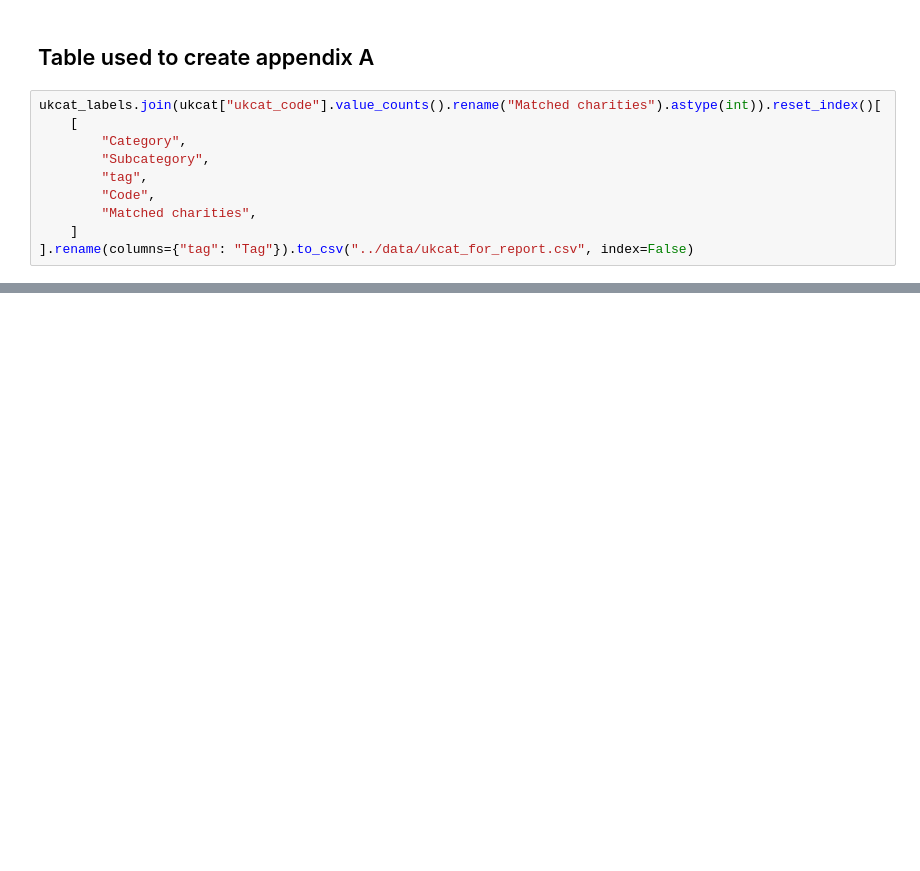
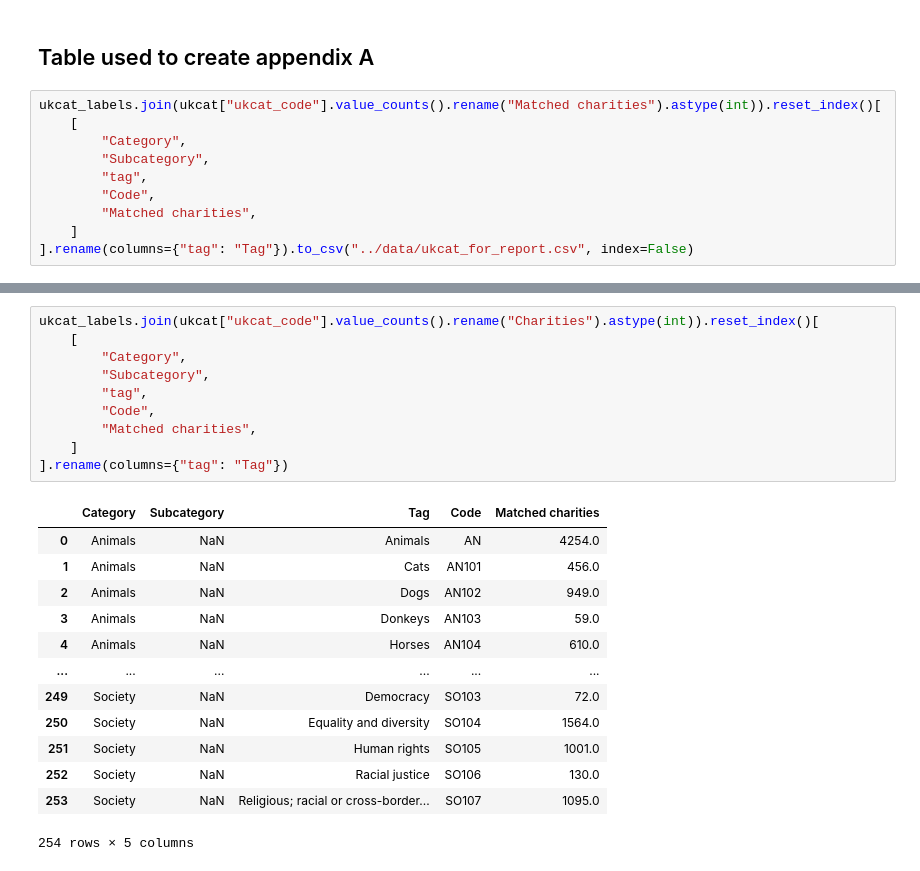
Before and after one commit to charity-classification/ukcat, a Jupyter notebook: notebooks/report-charts.ipynb, the cells around one changed output, grey strips where cells are left out. Saved outputs shown, nothing was run; the diff lists cells and outputs as text; blank space fills up the shorter version.

```diff
--- a/notebooks/report-charts.ipynb
+++ b/notebooks/report-charts.ipynb
@@ -182,0 +230,24 @@ ukcat_labels.join(ukcat["ukcat_code"].value_counts().rename("Matched charities")
+# %%
+ukcat_labels.join(ukcat["ukcat_code"].value_counts().rename("Charities").astype(int)).reset_index()[
+    [
+        "Category",
+        "Subcategory",
+        "tag",
+        "Code",
+        "Matched charities",
+    ]
+].rename(columns={"tag": "Tag"})
+# %% [output]
+|  | Category | Subcategory | Tag | Code | Matched charities |
+| 0 | Animals | NaN | Animals | AN | 4254.0 |
+| 1 | Animals | NaN | Cats | AN101 | 456.0 |
+| 2 | Animals | NaN | Dogs | AN102 | 949.0 |
+| 3 | Animals | NaN | Donkeys | AN103 | 59.0 |
+| 4 | Animals | NaN | Horses | AN104 | 610.0 |
+| ... | ... | ... | ... | ... | ... |
+| 249 | Society | NaN | Democracy | SO103 | 72.0 |
+| 250 | Society | NaN | Equality and diversity | SO104 | 1564.0 |
+| 251 | Society | NaN | Human rights | SO105 | 1001.0 |
+| 252 | Society | NaN | Racial justice | SO106 | 130.0 |
+| 253 | Society | NaN | Religious; racial or cross-border... | SO107 | 1095.0 |
+254 rows × 5 columns
```
Also changed, not shown: parts of 9 cells of this notebook, 3 other files.
